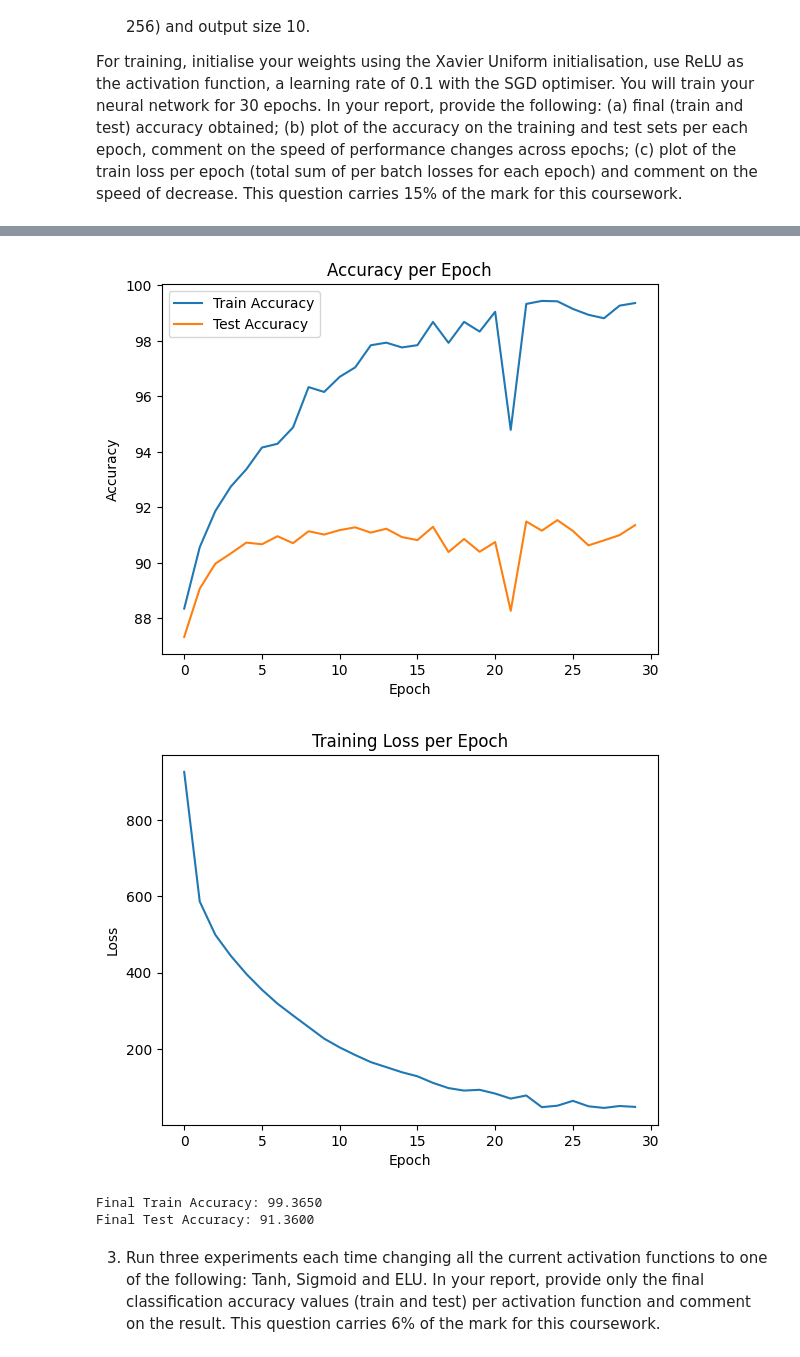
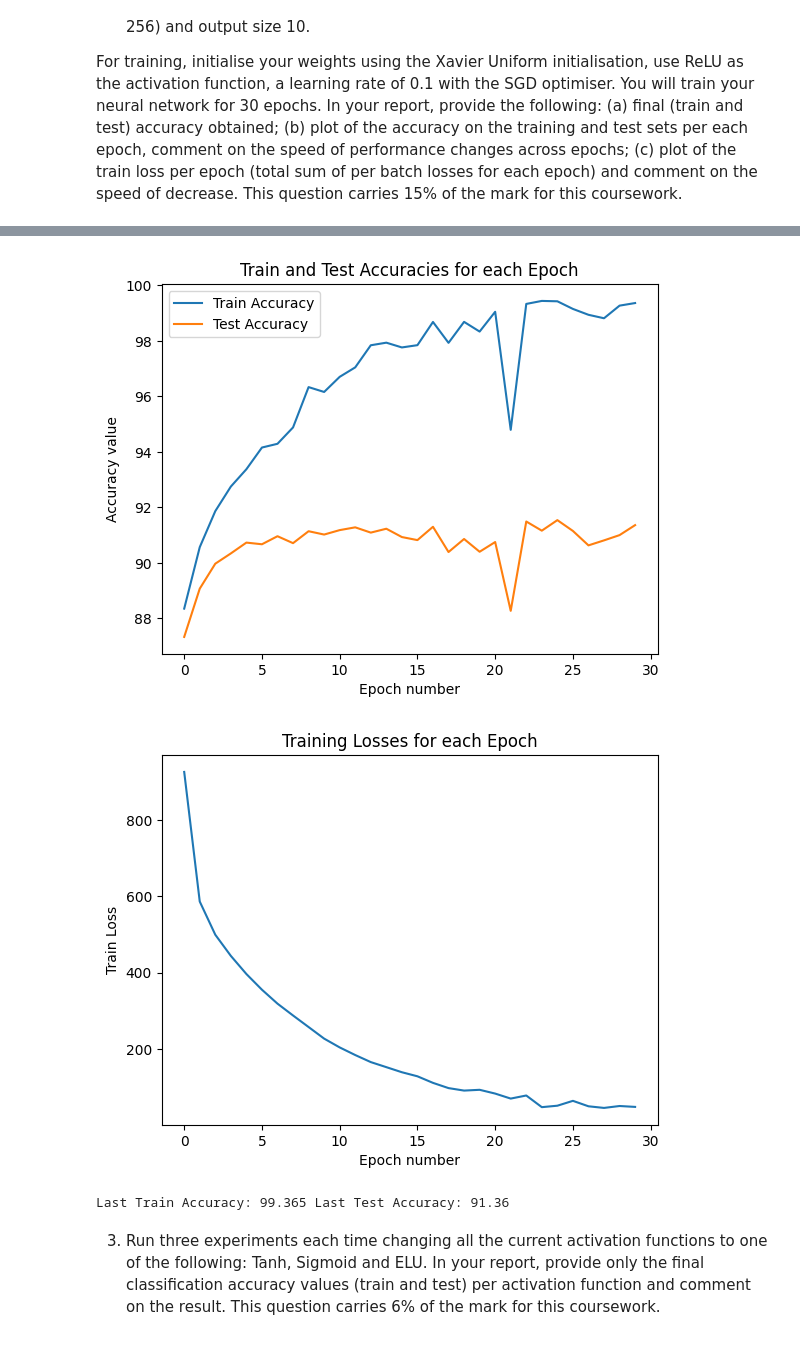
Before and after one commit to kianahs/AI_CNN, a Jupyter notebook: Classification.ipynb, the cells around one changed output, grey strips where cells are left out. Drawn from its saved outputs; the diff is of its cells as text; code cells hidden in the pictures.

```diff
--- a/Classification.ipynb
+++ b/Classification.ipynb
@@ -111,8 +111,8 @@ class MyCNN(nn.Module):
     # Alternatively use the Sequential container to run layers sequentially
 
     x = self.cnn_model(x)
-    # x = x.view(x.size(0), -1)
-    x = x.view(-1, 1024)
+    x = x.view(x.size(0), -1)
+    # x = x.view(-1, 1024)
     x = self.fc_model(x)
 
     return x
@@ -219,16 +219,16 @@ Epoch 30: loss: 48.13040461035371, train accuracy: 99.365, test accuracy:91.36
 # %%
 def plot_accuracies(train_accuracy,test_accuracy):
   plt.plot(train_accuracy, label='Train Accuracy')
   plt.plot(test_accuracy, label='Test Accuracy')
-  plt.title('Accuracy per Epoch')
-  plt.xlabel('Epoch')
-  plt.ylabel('Accuracy')
+  plt.title('Train and Test Accuracies for each Epoch')
+  plt.xlabel('Epoch number')
+  plt.ylabel('Accuracy value')
   plt.legend()
   plt.show()
 
 plot_accuracies(train_accuracy,test_accuracy)
 # %% [output]
-[figure, old version]
+[figure, new version]
 # %%
 # input_data[0,:,:,:].numpy().shape
 # %%
@@ -237,26 +237,23 @@ plot_accuracies(train_accuracy,test_accuracy)
 # input_data[0,:,:,:].numpy()
 # %%
 def plot_loss_epoch(loss_epoch_array):
-  plt.plot(loss_epoch_array, label='Train Loss')
-  plt.title('Training Loss per Epoch')
-  plt.xlabel('Epoch')
-  plt.ylabel('Loss')
+  plt.plot(loss_epoch_array)
+  plt.title('Training Losses for each Epoch')
+  plt.xlabel('Epoch number')
+  plt.ylabel('Train Loss')
   plt.show()
 
 plot_loss_epoch(loss_epoch_array)
 # %% [output]
-[figure, old version]
+[figure, new version]
 # %%
 def show_final_accuracies(train_accuracy,test_accuracy):
-  final_train_accuracy = train_accuracy[-1]
-  final_test_accuracy = test_accuracy[-1]
-  print(f'Final Train Accuracy: {final_train_accuracy:.4f}')
-  print(f'Final Test Accuracy: {final_test_accuracy:.4f}')
+
+  print("Last Train Accuracy: {} Last Test Accuracy: {}".format(train_accuracy[-1], test_accuracy[-1]))
 
 show_final_accuracies(train_accuracy,test_accuracy)
 # %% [output]
-Final Train Accuracy: 99.3650
-Final Test Accuracy: 91.3600
+Last Train Accuracy: 99.365 Last Test Accuracy: 91.36
 # %% [markdown]
 3. Run three experiments each time changing all the current activation functions to one of the
 following: Tanh, Sigmoid and ELU. In your report, provide only the final classification accuracy
```
Also changed, not shown: parts of 10 cells of this notebook.
